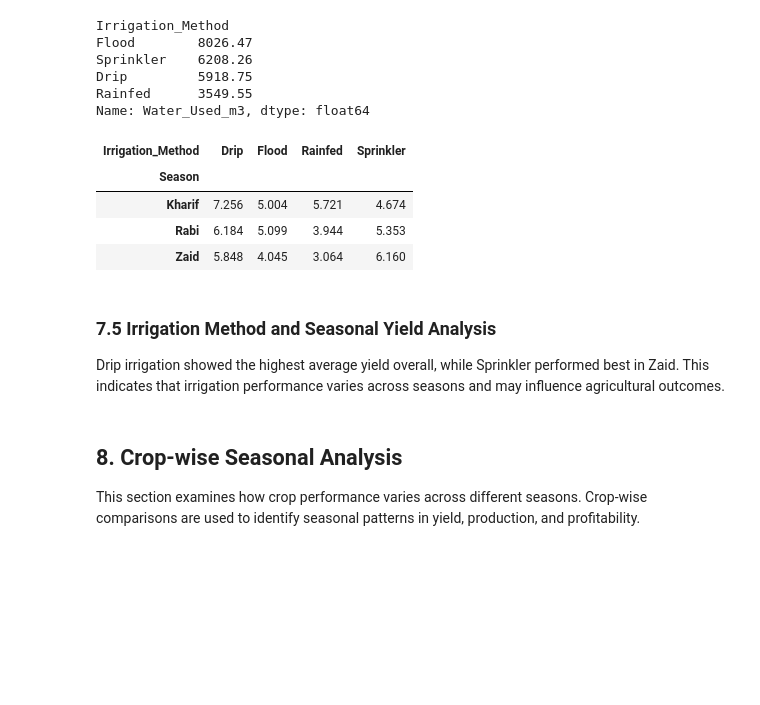
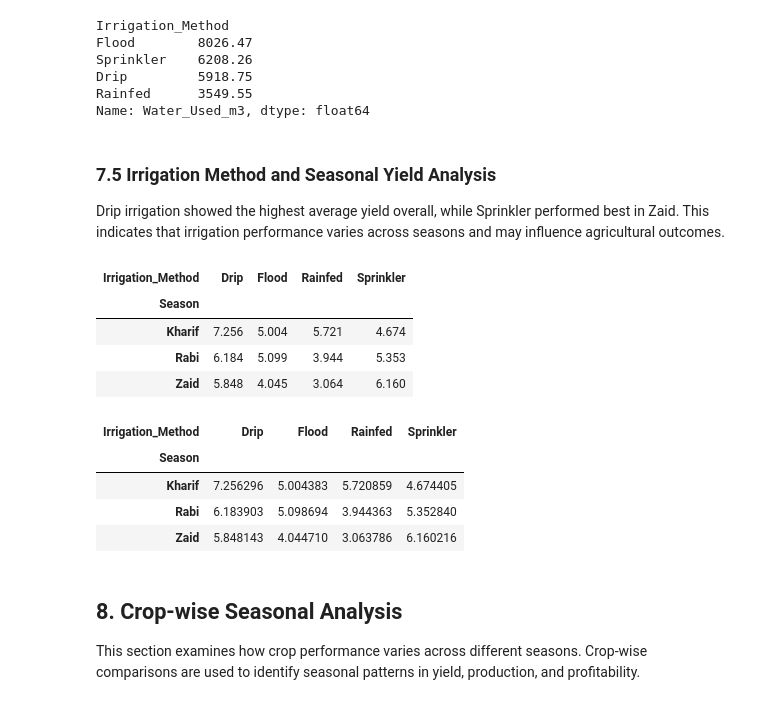
Before and after one commit to adishukla10/Seasonal-Agriculture-Performance-Analysis, a Jupyter notebook: Seasonal_Agriculture_Performance_Analysis.ipynb, the cells around one changed output. Drawn from its saved outputs; the diff is of its cells as text; code cells hidden in the pictures; blank space fills up the shorter version.

```diff
--- a/Seasonal_Agriculture_Performance_Analysis.ipynb
+++ b/Seasonal_Agriculture_Performance_Analysis.ipynb
@@ -532,6 +532,10 @@ Sprinkler    6208.26
 Drip         5918.75
 Rainfed      3549.55
 Name: Water_Used_m3, dtype: float64
+# %% [markdown]
+### 7.5 Irrigation Method and Seasonal Yield Analysis
+
+Drip irrigation showed the highest average yield overall, while Sprinkler performed best in Zaid. This indicates that irrigation performance varies across seasons and may influence agricultural outcomes.
 # %%
 df.groupby(["Season", "Irrigation_Method"])["Yield_Tonnes_Ha"].mean().round(3).unstack()
 # %% [output]
@@ -540,10 +544,21 @@ df.groupby(["Season", "Irrigation_Method"])["Yield_Tonnes_Ha"].mean().round(3).u
 | Kharif | 7.256 | 5.004 | 5.721 | 4.674 |
 | Rabi | 6.184 | 5.099 | 3.944 | 5.353 |
 | Zaid | 5.848 | 4.045 | 3.064 | 6.160 |
-# %% [markdown]
-### 7.5 Irrigation Method and Seasonal Yield Analysis
-
-Drip irrigation showed the highest average yield overall, while Sprinkler performed best in Zaid. This indicates that irrigation performance varies across seasons and may influence agricultural outcomes.
+# %%
+irrigation_season_yield = df.pivot_table(
+    index='Season',
+    columns='Irrigation_Method',
+    values='Yield_Tonnes_Ha',
+    aggfunc='mean'
+)
+
+irrigation_season_yield
+# %% [output]
+| Irrigation_Method | Drip | Flood | Rainfed | Sprinkler |
+| Season |  |  |  |  |
+| Kharif | 7.256296 | 5.004383 | 5.720859 | 4.674405 |
+| Rabi | 6.183903 | 5.098694 | 3.944363 | 5.352840 |
+| Zaid | 5.848143 | 4.044710 | 3.063786 | 6.160216 |
 # %% [markdown]
 ## 8. Crop-wise Seasonal Analysis
 
```
